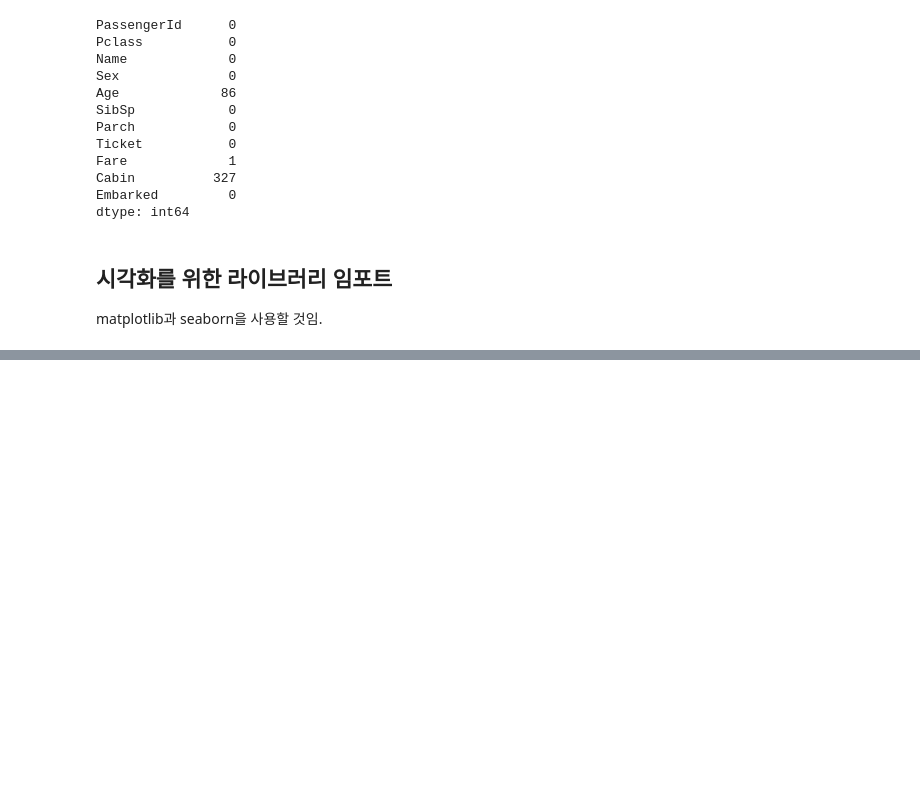
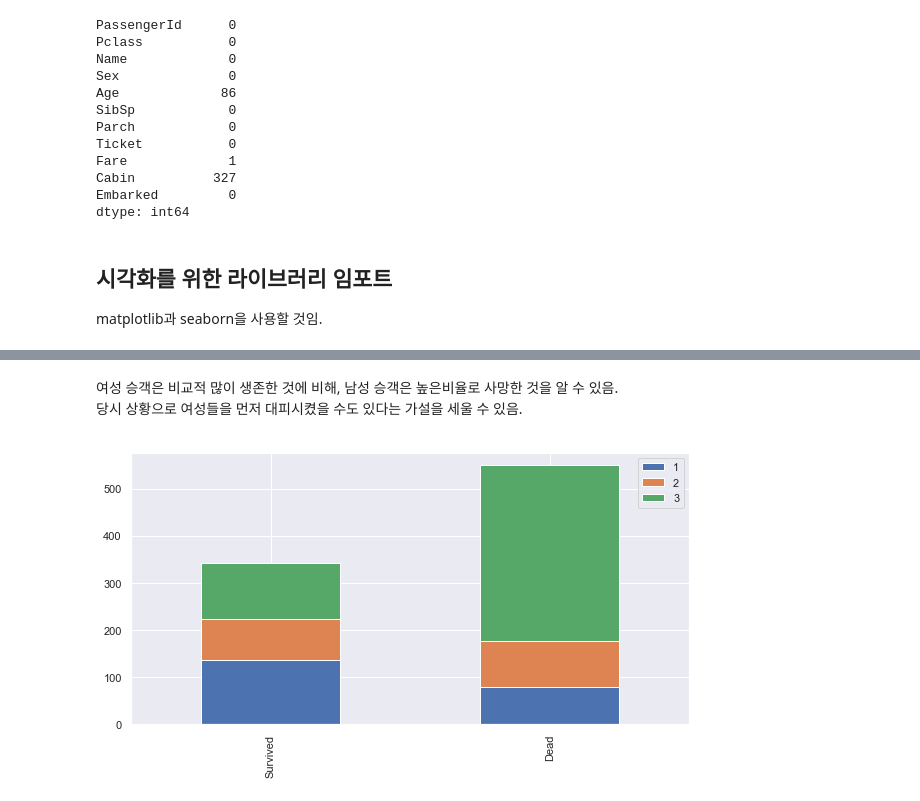
Before and after one commit to hyunwoongko/titanic, a Jupyter notebook: src/solution.ipynb, the cells around one changed output, grey strips where cells are left out. Saved outputs shown, nothing was run; the diff lists cells and outputs as text; code cells hidden in the pictures; blank space fills up the shorter version.

```diff
--- a/src/solution.ipynb
+++ b/src/solution.ipynb
@@ -156,0 +158,8 @@ bar_chart('Sex')
+# %% [markdown]
+여성 승객은 비교적 많이 생존한 것에 비해, 남성 승객은 높은비율로 사망한 것을 알 수 있음. <br>
+당시 상황으로 여성들을 먼저 대피시켰을 수도 있다는 가설을 세울 수 있음.
+# %%
+bar_chart('Pclass')
+# 객실 등급에 따라 생존율을 나타냄
+# %% [output]
+[figure, added]
```
Also changed, not shown: parts of 8 cells of this notebook.
